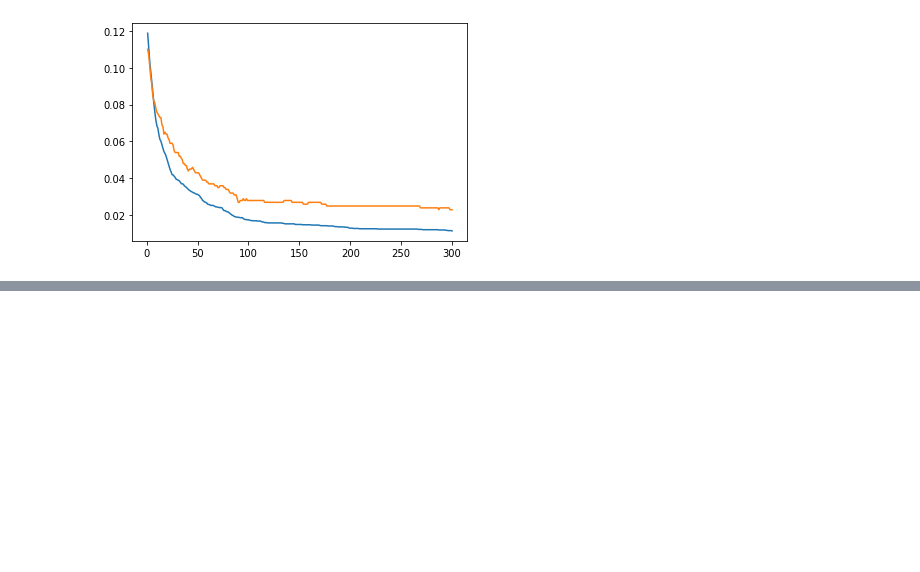
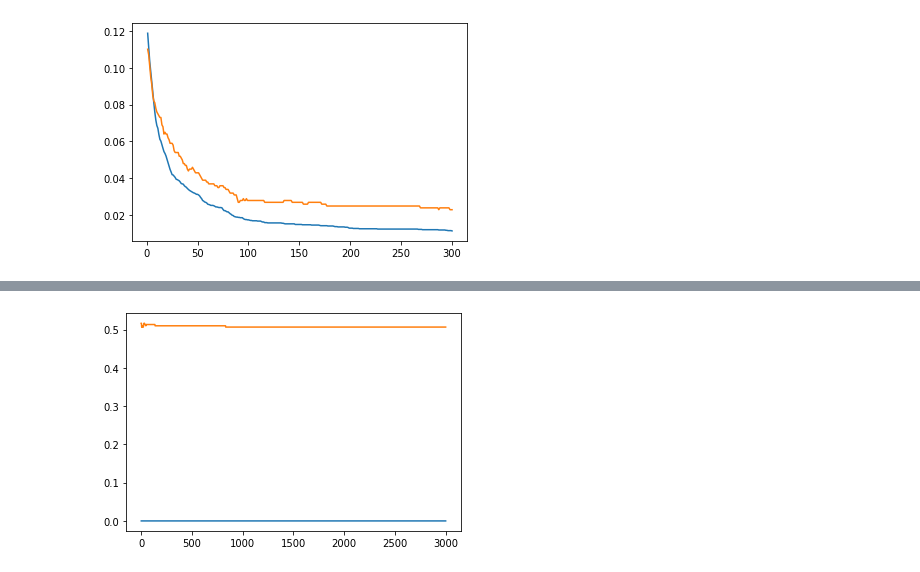
Before and after one commit to Kosaro/MachineLearningAssignments, a Jupyter notebook: Logistic Regression.ipynb, the cells around one changed output, grey strips where cells are left out. Saved outputs shown, nothing was run; the diff lists cells and outputs as text; code cells hidden in the pictures; blank space fills up the shorter version.

```diff
--- a/Logistic Regression.ipynb
+++ b/Logistic Regression.ipynb
@@ -60,7 +60,7 @@ def get_dexter():
                     yield dict
         df = pd.DataFrame(gen())
         df.fillna(0, inplace=True)
-        return csr_matrix(df.values.astype("int"))
+        return df.values.astype("int")
 
     train_x = parse_X(path+"dexter_train.data")
     train_y = np.loadtxt(path+"dexter_train.labels")
@@ -121,0 +134,15 @@ logistic_regression(train_x, train_y, valid_x, valid_y)
+# %%
+train_x, train_y, valid_x, valid_y, test_x = get_dexter()
+# %%
+def pad(matrix):
+    shape = (matrix.shape[0], 17000)
+    temp = np.zeros(shape)
+    temp[:shape[0],:matrix.shape[1]] = matrix
+    return temp
+
+train_x = pad(train_x)
+valid_x = pad(valid_x)
+test_x = pad(test_x)
+train_x, valid_x, test_x = normalize(train_x, valid_x, test_x)
+train_y[train_y==-1] = 0
+valid_y[valid_y==-1] = 0
@@ -121,0 +157,4 @@ logistic_regression(train_x, train_y, valid_x, valid_y)
+# %%
+logistic_regression(train_x, train_y, valid_x, valid_y)
+# %% [output]
+[figure, added]
```
Also changed, not shown: parts of 7 cells of this notebook.
